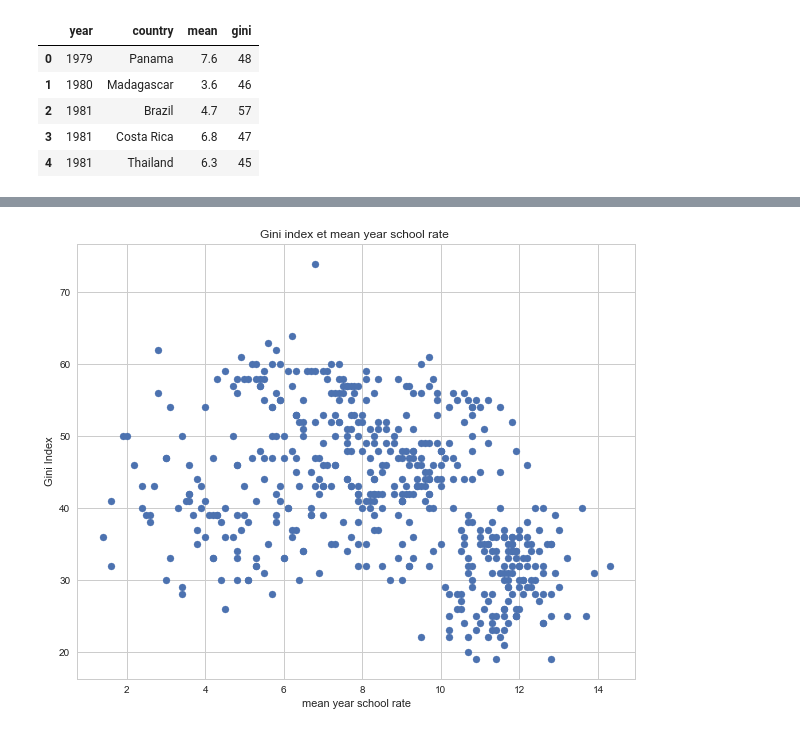
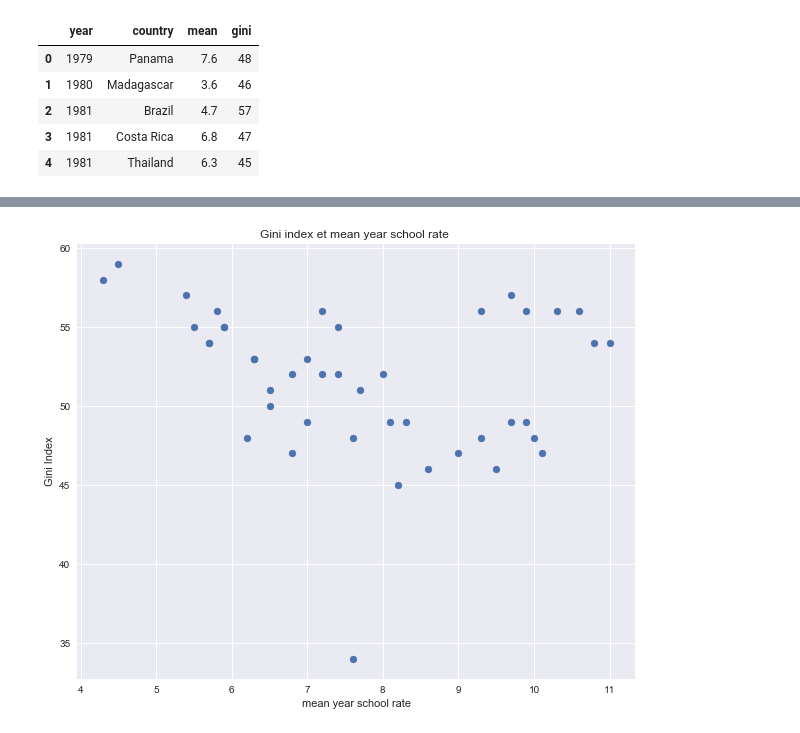
Before and after one commit to MahzadK/dataviz, a Jupyter notebook: Years in school men 25_34.ipynb, the cells around one changed output, grey strips where cells are left out. Cells and saved outputs as stored; diff of their text form; code cells hidden in the pictures.

```diff
--- a/notebooks/Years in school men 25_34.ipynb
+++ b/Years in school men 25_34.ipynb
@@ -253,11 +301,14 @@ max(result["gini"])
 # %%
 import seaborn as sns
-plt.figure(figsize=(10,8))
-plt.scatter( result["mean"].values , result["gini"].values, marker='o' )
-plt.xlabel("mean year school rate")
-plt.ylabel("Gini Index")
-plt.title("Gini index et mean year school rate ")
-plt.legend()
-plt.show()
+def print_by_continent(continent):
+    plt.figure(figsize=(10,8))
+    plt.scatter( result_2[result_2["Continent"] == continent]["mean"].values , result_2[result_2["Continent"] == continent]["gini"].values, marker='o' )
+    plt.xlabel("mean year school rate")
+    plt.ylabel("Gini Index")
+    plt.title("Gini index et mean year school rate ")
+    plt.legend()
+    plt.show()
-# %% [output]
-[figure, removed]
+# %%
+print_by_continent("Central America")
+# %% [output]
+[figure, added]
```
Also changed, not shown: parts of 27 cells of this notebook, 6 other files.
